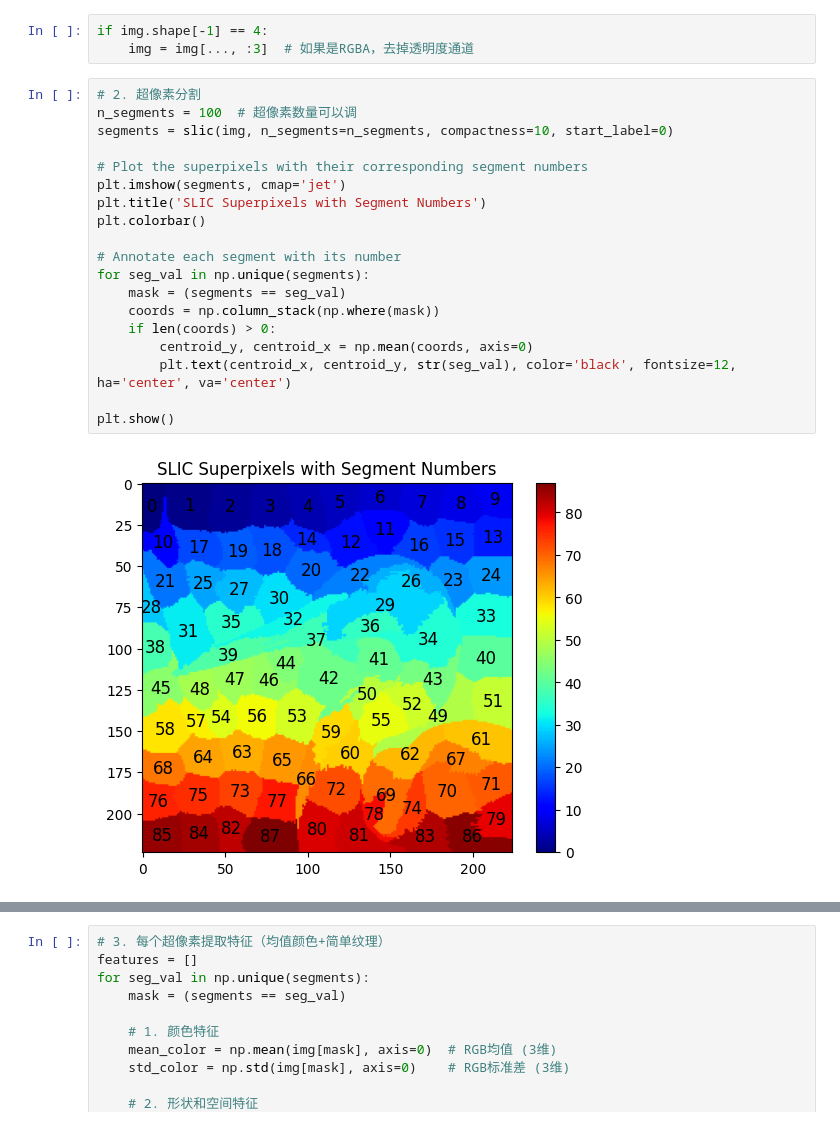
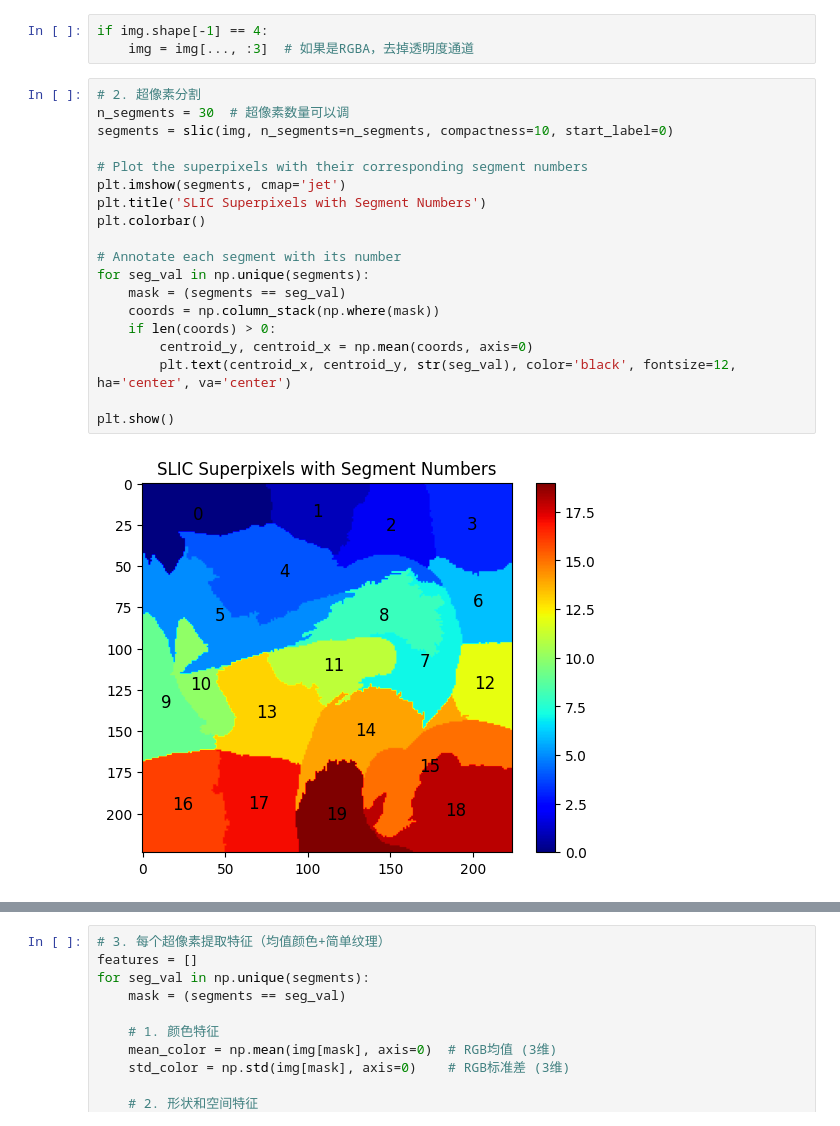
Before and after one commit to Shaun-Z/causation, a Jupyter notebook: cause.ipynb, the cells around one changed output, grey strips where cells are left out. Saved outputs shown, nothing was run; the diff lists cells and outputs as text.

```diff
--- a/cause.ipynb
+++ b/cause.ipynb
@@ -43,25 +43,25 @@ if img.shape[-1] == 4:
     img = img[..., :3]  # 如果是RGBA，去掉透明度通道
 # %%
 # 2. 超像素分割
-n_segments = 100  # 超像素数量可以调
+n_segments = 30  # 超像素数量可以调
 segments = slic(img, n_segments=n_segments, compactness=10, start_label=0)
 
 # Plot the superpixels with their corresponding segment numbers
 plt.imshow(segments, cmap='jet')
 plt.title('SLIC Superpixels with Segment Numbers')
 plt.colorbar()
 
 # Annotate each segment with its number
 for seg_val in np.unique(segments):
     mask = (segments == seg_val)
     coords = np.column_stack(np.where(mask))
     if len(coords) > 0:
         centroid_y, centroid_x = np.mean(coords, axis=0)
         plt.text(centroid_x, centroid_y, str(seg_val), color='black', fontsize=12, ha='center', va='center')
 
 plt.show()
 # %% [output]
-[figure, old version]
+[figure, new version]
 # %%
 # Create a visualization with the original image overlaid on the segmentation map
 plt.figure(figsize=(12, 10))
```
Also changed, not shown: parts of 6 cells of this notebook.
